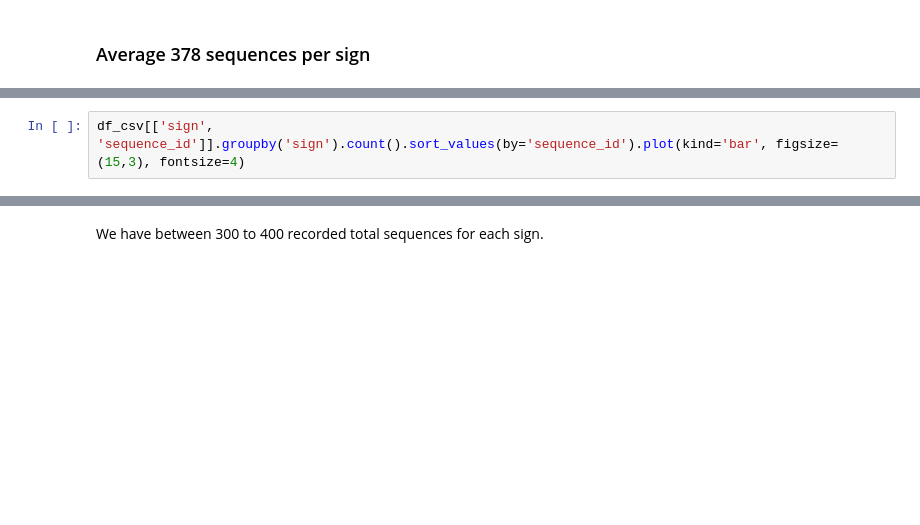
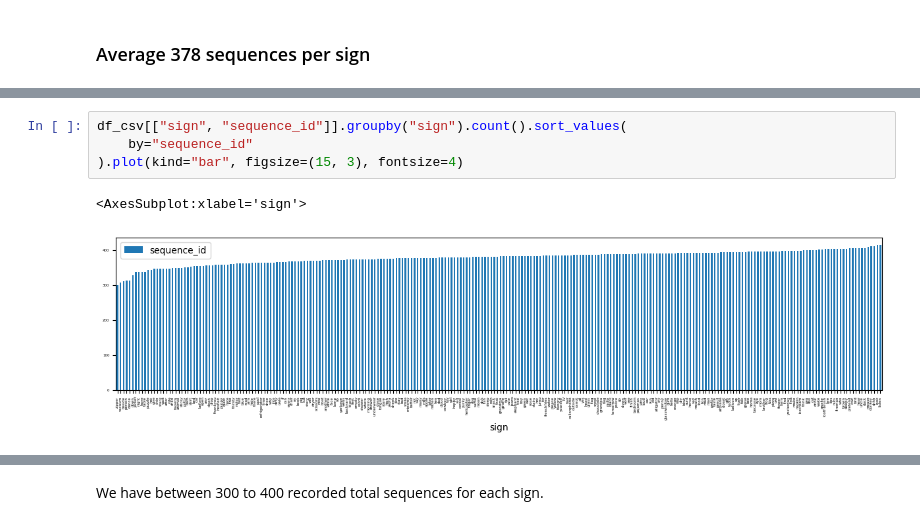
Before and after one commit to vosmani36/Capstone_Project_SignMeUp, a Jupyter notebook: notebooks/Project_Notebook_v0.ipynb, the cells around one changed output, grey strips where cells are left out. Cells and saved outputs as stored; diff of their text form; blank space fills up the shorter version.

```diff
--- a/notebooks/Project_Notebook_v0.ipynb
+++ b/notebooks/Project_Notebook_v0.ipynb
@@ -987,3 +1015,8 @@ df_csv[['sign', 'sequence_id']].groupby('sign').count().sort_values(by='sequence
 # %%
-df_csv[['sign', 'sequence_id']].groupby('sign').count().sort_values(by='sequence_id').plot(kind='bar', figsize=(15,3), fontsize=4)
+df_csv[["sign", "sequence_id"]].groupby("sign").count().sort_values(
+    by="sequence_id"
+).plot(kind="bar", figsize=(15, 3), fontsize=4)
+# %% [output]
+<AxesSubplot:xlabel='sign'>
+[figure, added]
 # %%
```
Also changed, not shown: parts of 64 cells of this notebook.
